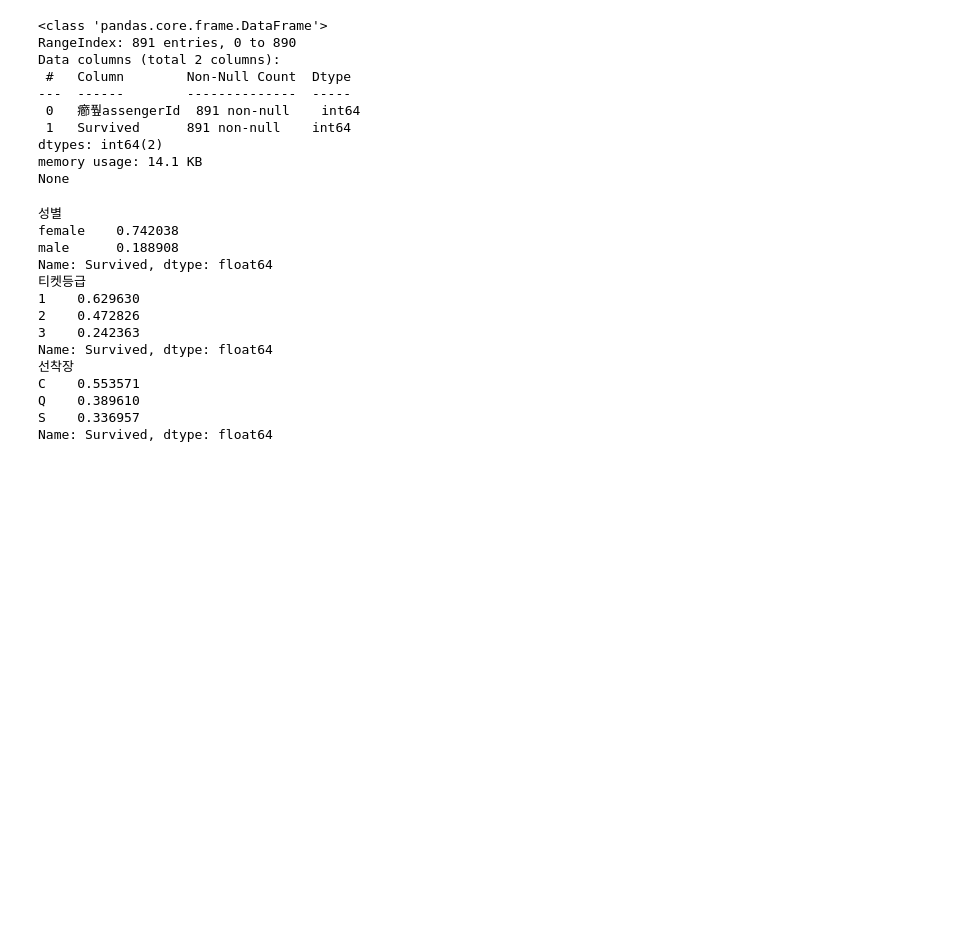
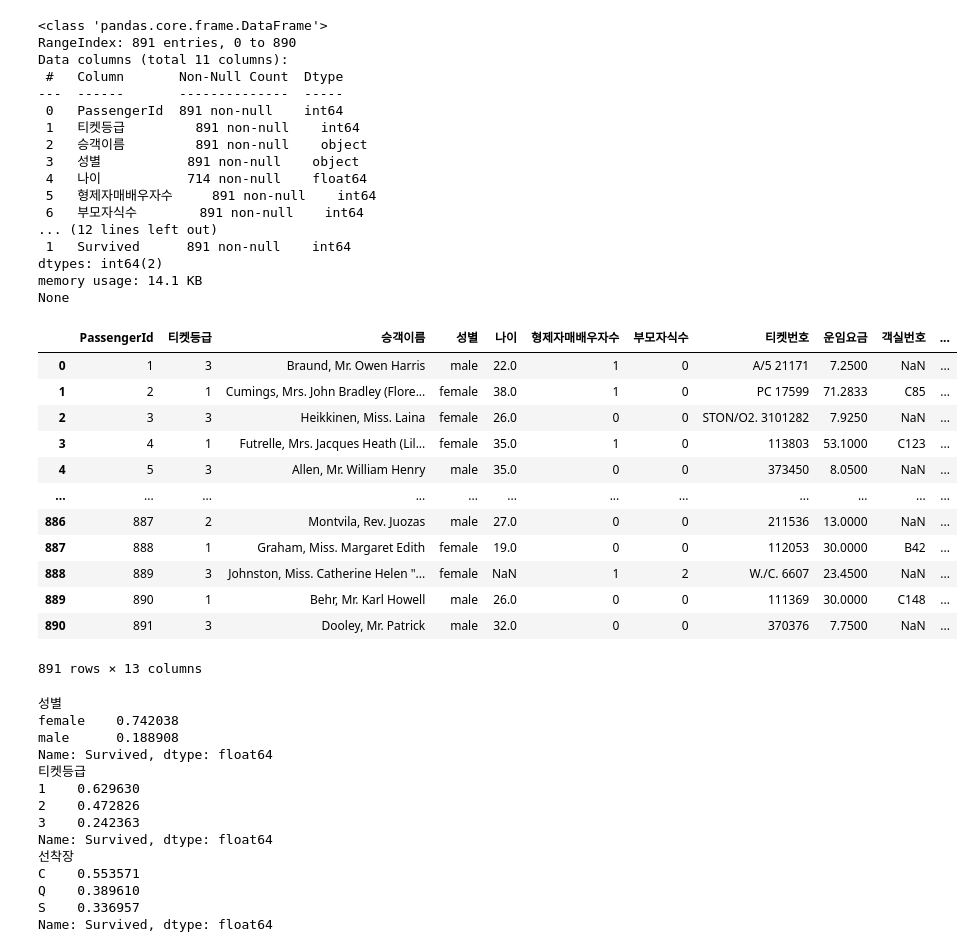
Before and after one commit to BOKJUNSOO/bigdataanalysis, a Jupyter notebook: projectform2/2ClassModel.ipynb, the cells around one changed output. Drawn from its saved outputs; the diff is of its cells as text; code cells hidden in the pictures; blank space fills up the shorter version.

```diff
--- a/projectform2/2ClassModel.ipynb
+++ b/projectform2/2ClassModel.ipynb
@@ -6,5 +22,5 @@ x_test = pd.read_csv(r'C:\Users\brian\OneDrive\Desktop\JUNSOO\bigdata\data\titan
 # %%
-#x_train.info()
+x_train.info()
 #print(x_train.describe().T)
 print(y_train.info())
 
@@ -14,12 +30,39 @@ print(y_train.info())
 # %% [output]
 <class 'pandas.core.frame.DataFrame'>
 RangeIndex: 891 entries, 0 to 890
-Data columns (total 2 columns):
- #   Column        Non-Null Count  Dtype
----  ------        --------------  -----
- 0   癤풮assengerId  891 non-null    int64
+Data columns (total 11 columns):
+ #   Column       Non-Null Count  Dtype
+---  ------       --------------  -----
+ 0   PassengerId  891 non-null    int64
+ 1   티켓등급         891 non-null    int64
+ 2   승객이름         891 non-null    object
+ 3   성별           891 non-null    object
+ 4   나이           714 non-null    float64
+ 5   형제자매배우자수     891 non-null    int64
+ 6   부모자식수        891 non-null    int64
+... (12 lines left out)
  1   Survived      891 non-null    int64
 dtypes: int64(2)
 memory usage: 14.1 KB
 None
+# %%
+## 독립변수와 종속변수 관계 확인하기 (합쳐서 확인하기!)
+
+# data프레임 만들기 axis = 1 이므로 세로방향 통합
+data = pd.concat([x_train , y_train] , axis = 1)       #axis = 1 세로방향 통합
+data
+# %% [output]
+|  | PassengerId | 티켓등급 | 승객이름 | 성별 | 나이 | 형제자매배우자수 | 부모자식수 | 티켓번호 | 운임요금 | 객실번호 | ... |
+| 0 | 1 | 3 | Braund, Mr. Owen Harris | male | 22.0 | 1 | 0 | A/5 21171 | 7.2500 | NaN | ... |
+| 1 | 2 | 1 | Cumings, Mrs. John Bradley (Flore... | female | 38.0 | 1 | 0 | PC 17599 | 71.2833 | C85 | ... |
+| 2 | 3 | 3 | Heikkinen, Miss. Laina | female | 26.0 | 0 | 0 | STON/O2. 3101282 | 7.9250 | NaN | ... |
+| 3 | 4 | 1 | Futrelle, Mrs. Jacques Heath (Lil... | female | 35.0 | 1 | 0 | 113803 | 53.1000 | C123 | ... |
+| 4 | 5 | 3 | Allen, Mr. William Henry | male | 35.0 | 0 | 0 | 373450 | 8.0500 | NaN | ... |
+| ... | ... | ... | ... | ... | ... | ... | ... | ... | ... | ... | ... |
+| 886 | 887 | 2 | Montvila, Rev. Juozas | male | 27.0 | 0 | 0 | 211536 | 13.0000 | NaN | ... |
+| 887 | 888 | 1 | Graham, Miss. Margaret Edith | female | 19.0 | 0 | 0 | 112053 | 30.0000 | B42 | ... |
+| 888 | 889 | 3 | Johnston, Miss. Catherine Helen "... | female | NaN | 1 | 2 | W./C. 6607 | 23.4500 | NaN | ... |
+| 889 | 890 | 1 | Behr, Mr. Karl Howell | male | 26.0 | 0 | 0 | 111369 | 30.0000 | C148 | ... |
+| 890 | 891 | 3 | Dooley, Mr. Patrick | male | 32.0 | 0 | 0 | 370376 | 7.7500 | NaN | ... |
+891 rows × 13 columns
 # %%
```
Also changed, not shown: parts of 14 cells of this notebook, 7 other files.
